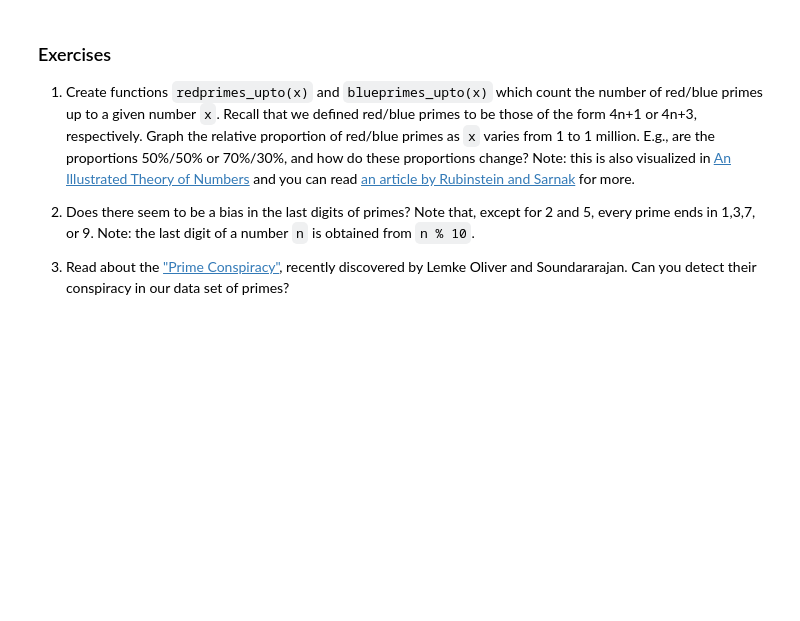
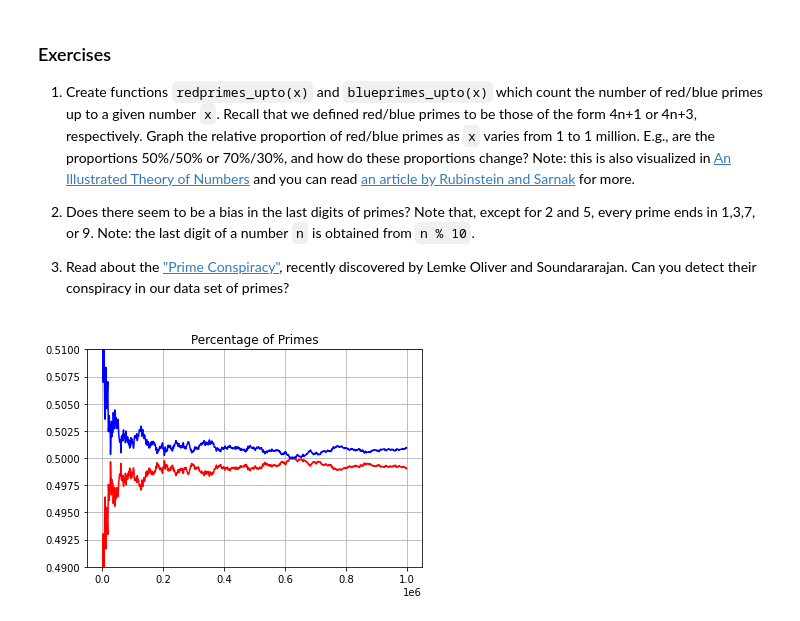
Before and after one commit to 001hazel/Math-152, a Jupyter notebook: P4M_Notebook_3.ipynb, the cells around one changed output. Cells and saved outputs as stored; diff of their text form; code cells hidden in the pictures; blank space fills up the shorter version.

```diff
--- a/P4M_Notebook_3.ipynb
+++ b/P4M_Notebook_3.ipynb
@@ -979,3 +1040,25 @@ Observe that gaps of 2 (twin primes) are pretty frequent.  There are over 8000 o
 2.  Does there seem to be a bias in the last digits of primes?  Note that, except for 2 and 5, every prime ends in 1,3,7, or 9.  Note: the last digit of a number `n` is obtained from `n % 10`.
 
 3.  Read about the ["Prime Conspiracy"](https://www.quantamagazine.org/mathematicians-discover-prime-conspiracy-20160313), recently discovered by Lemke Oliver and Soundararajan.  Can you detect their conspiracy in our data set of primes?
+# %%
+def redprimes_upto(x):
+  return len([p for p in redprimes if p <= x])
+
+def blueprimes_upto(x):
+  return len([p for p in blueprimes if p <= x])
+# %%
+x_values = numpy.linspace(8,1000000,1001) # start at 8 to avoid dividing by 0 in later computation
+rpix_values = numpy.array([redprimes_upto(x) for x in x_values])
+bpix_values = numpy.array([blueprimes_upto(x) for x in x_values])
+y_values1 = rpix_values/(rpix_values+bpix_values) # percentage of red
+y_values2 = bpix_values/(rpix_values+bpix_values) # percentage of blue
+# %%
+%matplotlib inline
+plt.plot(x_values,y_values1, label='Red Prime %', color='red')
+plt.plot(x_values,y_values2, label='Blue Prime %', color='blue')
+plt.title('Percentage of Primes')
+plt.grid(True)
+plt.ylim(0.49,0.51)
+plt.show()
+# %% [output]
+[figure, added]
```
Also changed, not shown: parts of 29 cells of this notebook.
